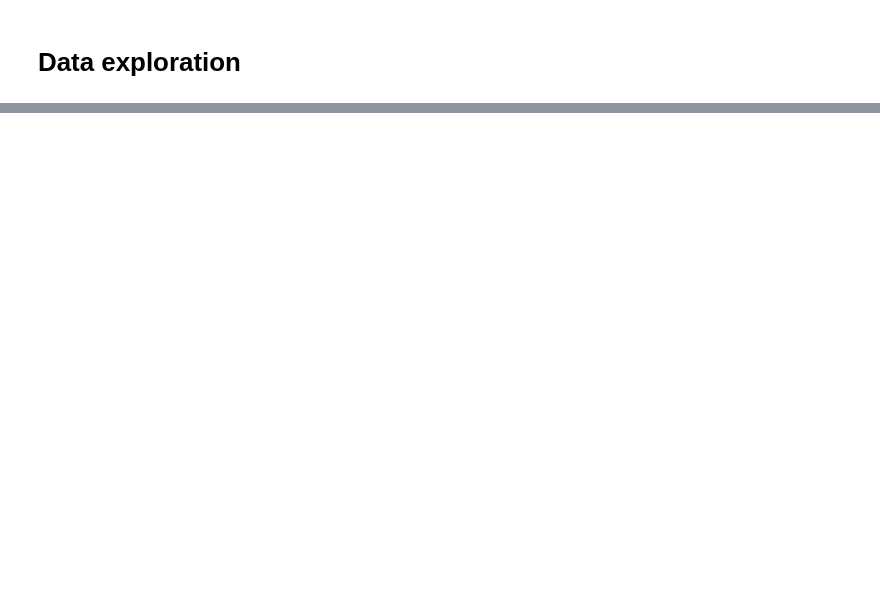
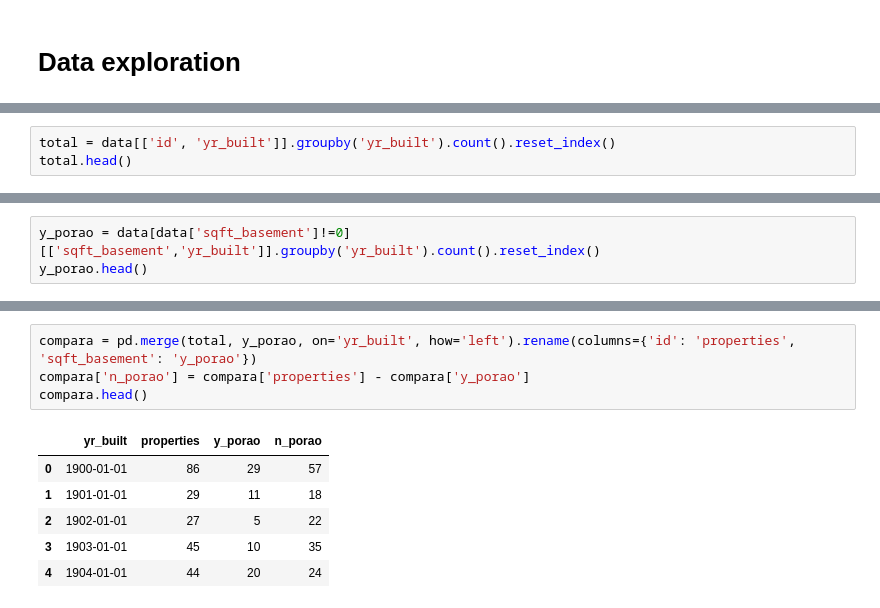
Before and after one commit to obregonrodrigo/house-rocket-insights, a Jupyter notebook: notebooks/notebook.ipynb, the cells around one changed output, grey strips where cells are left out. Cells and saved outputs as stored; diff of their text form; blank space fills up the shorter version.

```diff
--- a/notebooks/notebook.ipynb
+++ b/notebooks/notebook.ipynb
@@ -399,0 +505,3 @@ print('\nPropriedades com vista para água são', '{:,.2f}'.format(percent),'% m
+# %%
+total = data[['id', 'yr_built']].groupby('yr_built').count().reset_index()
+total.head()
@@ -399,0 +515,3 @@ print('\nPropriedades com vista para água são', '{:,.2f}'.format(percent),'% m
+# %%
+y_porao = data[data['sqft_basement']!=0][['sqft_basement','yr_built']].groupby('yr_built').count().reset_index()
+y_porao.head()
@@ -399,0 +525,11 @@ print('\nPropriedades com vista para água são', '{:,.2f}'.format(percent),'% m
+# %%
+compara = pd.merge(total, y_porao, on='yr_built', how='left').rename(columns={'id': 'properties', 'sqft_basement': 'y_porao'})
+compara['n_porao'] = compara['properties'] - compara['y_porao']
+compara.head()
+# %% [output]
+|  | yr_built | properties | y_porao | n_porao |
+| 0 | 1900-01-01 | 86 | 29 | 57 |
+| 1 | 1901-01-01 | 29 | 11 | 18 |
+| 2 | 1902-01-01 | 27 | 5 | 22 |
+| 3 | 1903-01-01 | 45 | 10 | 35 |
+| 4 | 1904-01-01 | 44 | 20 | 24 |
```
Also changed, not shown: parts of 45 cells of this notebook, 10 other files.
